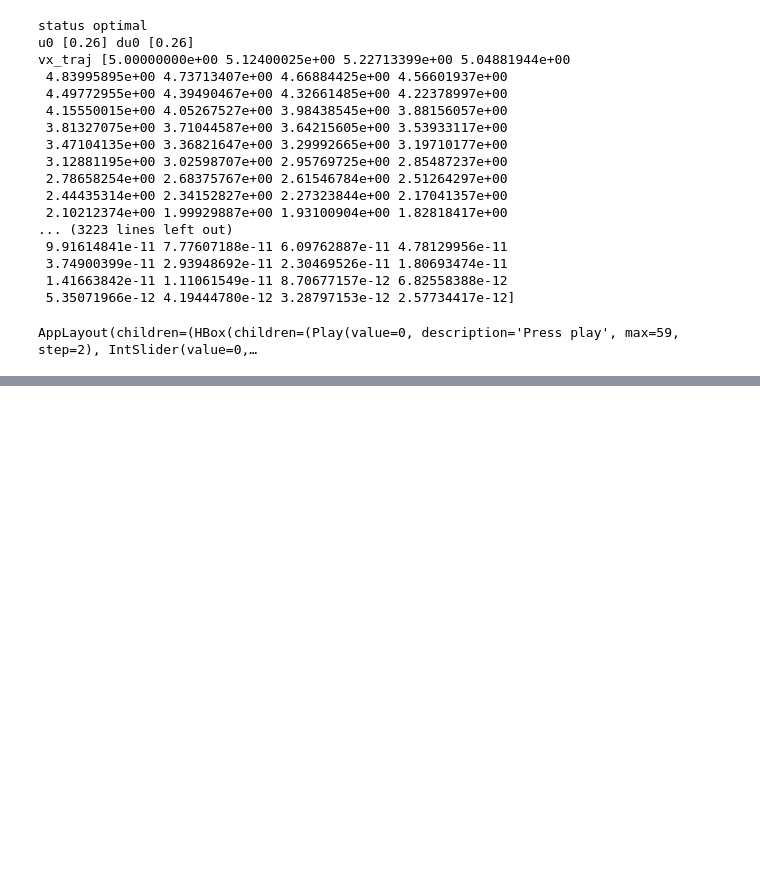
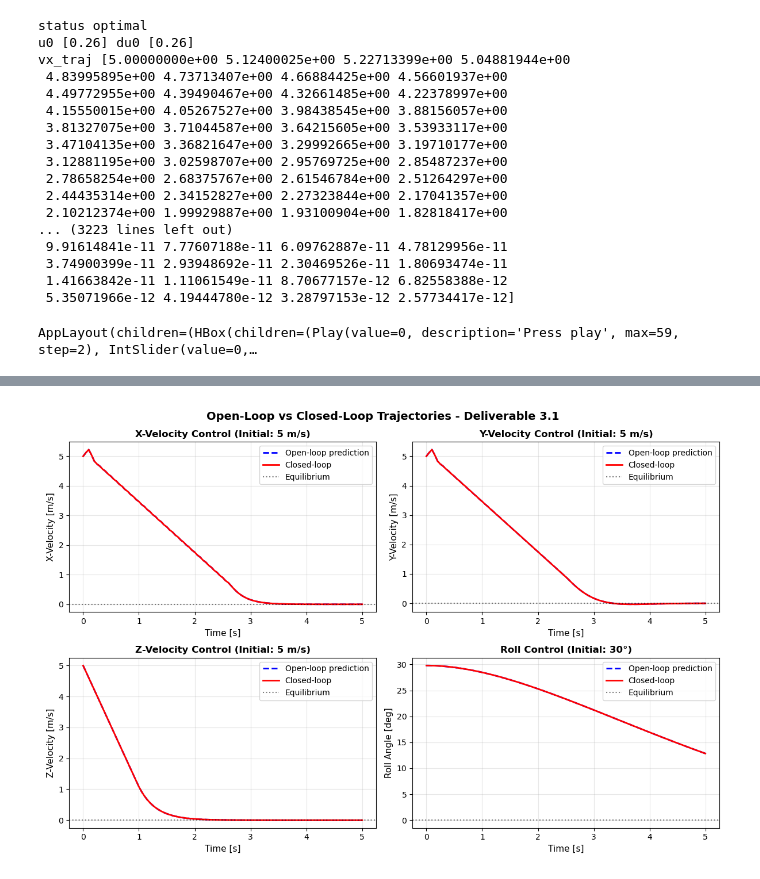
Before and after one commit to DolbyBolby/MPC-Course-EPFL, a Jupyter notebook: project/Deliverable_3_1/Deliverable_3_1.ipynb, the cells around one changed output, grey strips where cells are left out. Drawn from its saved outputs; the diff is of its cells as text; code cells hidden in the pictures; blank space fills up the shorter version.

```diff
--- a/project/Deliverable_3_1/Deliverable_3_1.ipynb
+++ b/project/Deliverable_3_1/Deliverable_3_1.ipynb
@@ -224,0 +346,93 @@ AppLayout(children=(HBox(children=(Play(value=0, description='Press play', max=5
+# %%
+import matplotlib.pyplot as plt
+
+# Create figure with subplots
+fig, axes = plt.subplots(2, 2, figsize=(12, 8))
+fig.suptitle('Open-Loop vs Closed-Loop Trajectories - Deliverable 3.1', fontsize=14, fontweight='bold')
+
+# Simulation parameters
+Ts = 0.05
+sim_time = 5  # seconds
+H = 5  # MPC horizon
+
+# Initial conditions
+x0_velocities = np.array([0, 0, 0, 0, 0, 0, 5, 5, 5, 0, 0, 0])  # 5 m/s for x, y, z
+x0_roll = np.array([0, 0, 0, 0, 0, 0.52, 0, 0, 0, 0, 0, 0])  # 30° roll (0.52 rad)
+
+# Create rocket and MPC
+rocket = Rocket(Ts=Ts, model_params_filepath=rocket_params_path)
+mpc = MPCVelControl().new_controller(rocket, Ts, H)
+
+# ==================== X-Velocity ====================
+ax = axes[0, 0]
+# Open-loop
+t0 = 0
+u_ol, x_ol, u_traj_ol, t_ol = mpc.get_u(t0, x0_velocities)
+# Closed-loop
+t_cl, x_cl, u_cl, _, _, _, _ = rocket.simulate_control(mpc, sim_time, H, x0_velocities, method='linear')
+
+ax.plot(t_ol, x_ol[6, :], 'b--', linewidth=2, label='Open-loop prediction')
+ax.plot(t_cl, x_cl[6, :], 'r-', linewidth=2, label='Closed-loop')
+ax.axhline(y=0, color='k', linestyle=':', alpha=0.5, label='Equilibrium')
+ax.set_xlabel('Time [s]', fontsize=11)
+ax.set_ylabel('X-Velocity [m/s]', fontsize=11)
+ax.set_title('X-Velocity Control (Initial: 5 m/s)', fontsize=12, fontweight='bold')
+ax.legend(loc='best')
+ax.grid(True, alpha=0.3)
+
+# ==================== Y-Velocity ====================
+ax = axes[0, 1]
+# Open-loop
+u_ol, x_ol, u_traj_ol, t_ol = mpc.get_u(t0, x0_velocities)
+# Closed-loop
+t_cl, x_cl, u_cl, _, _, _, _ = rocket.simulate_control(mpc, sim_time, H, x0_velocities, method='linear')
+
+ax.plot(t_ol, x_ol[7, :], 'b--', linewidth=2, label='Open-loop prediction')
+ax.plot(t_cl, x_cl[7, :], 'r-', linewidth=2, label='Closed-loop')
+ax.axhline(y=0, color='k', linestyle=':', alpha=0.5, label='Equilibrium')
+ax.set_xlabel('Time [s]', fontsize=11)
+ax.set_ylabel('Y-Velocity [m/s]', fontsize=11)
+ax.set_title('Y-Velocity Control (Initial: 5 m/s)', fontsize=12, fontweight='bold')
+ax.legend(loc='best')
+ax.grid(True, alpha=0.3)
+
+# ==================== Z-Velocity ====================
+ax = axes[1, 0]
+# Open-loop
+u_ol, x_ol, u_traj_ol, t_ol = mpc.get_u(t0, x0_velocities)
+# Closed-loop
+t_cl, x_cl, u_cl, _, _, _, _ = rocket.simulate_control(mpc, sim_time, H, x0_velocities, method='linear')
+
+ax.plot(t_ol, x_ol[8, :], 'b--', linewidth=2, label='Open-loop prediction')
+ax.plot(t_cl, x_cl[8, :], 'r-', linewidth=2, label='Closed-loop')
+ax.axhline(y=0, color='k', linestyle=':', alpha=0.5, label='Equilibrium')
+ax.set_xlabel('Time [s]', fontsize=11)
+ax.set_ylabel('Z-Velocity [m/s]', fontsize=11)
+ax.set_title('Z-Velocity Control (Initial: 5 m/s)', fontsize=12, fontweight='bold')
+ax.legend(loc='best')
+ax.grid(True, alpha=0.3)
+
+# ==================== Roll Angle ====================
+ax = axes[1, 1]
+# Open-loop
+u_ol, x_ol, u_traj_ol, t_ol = mpc.get_u(t0, x0_roll)
+# Closed-loop
+t_cl, x_cl, u_cl, _, _, _, _ = rocket.simulate_control(mpc, sim_time, H, x0_roll, method='linear')
+
+# Convert from radians to degrees for better readability
+ax.plot(t_ol, np.rad2deg(x_ol[5, :]), 'b--', linewidth=2, label='Open-loop prediction')
+ax.plot(t_cl, np.rad2deg(x_cl[5, :]), 'r-', linewidth=2, label='Closed-loop')
+ax.axhline(y=0, color='k', linestyle=':', alpha=0.5, label='Equilibrium')
+ax.set_xlabel('Time [s]', fontsize=11)
+ax.set_ylabel('Roll Angle [deg]', fontsize=11)
+ax.set_title('Roll Control (Initial: 30°)', fontsize=12, fontweight='bold')
+ax.legend(loc='best')
+ax.grid(True, alpha=0.3)
+
+plt.tight_layout()
+plt.show()
+
+print("\n✓ All four controllers successfully stabilize the rocket from their initial conditions")
+print("✓ Open-loop predictions (dashed blue) show the planned trajectory over the horizon")
+print("✓ Closed-loop trajectories (solid red) demonstrate recursive feasibility and stability")
+# %% [output]
@@ -224,0 +457 @@ AppLayout(children=(HBox(children=(Play(value=0, description='Press play', max=5
+[figure, added]
```
Also changed, not shown: parts of 7 cells of this notebook, 7 other files.
